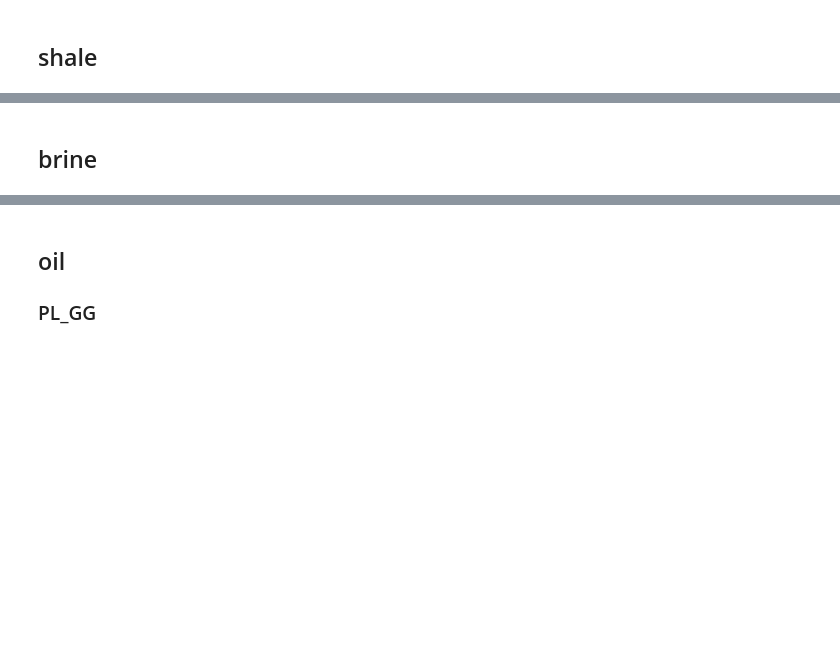
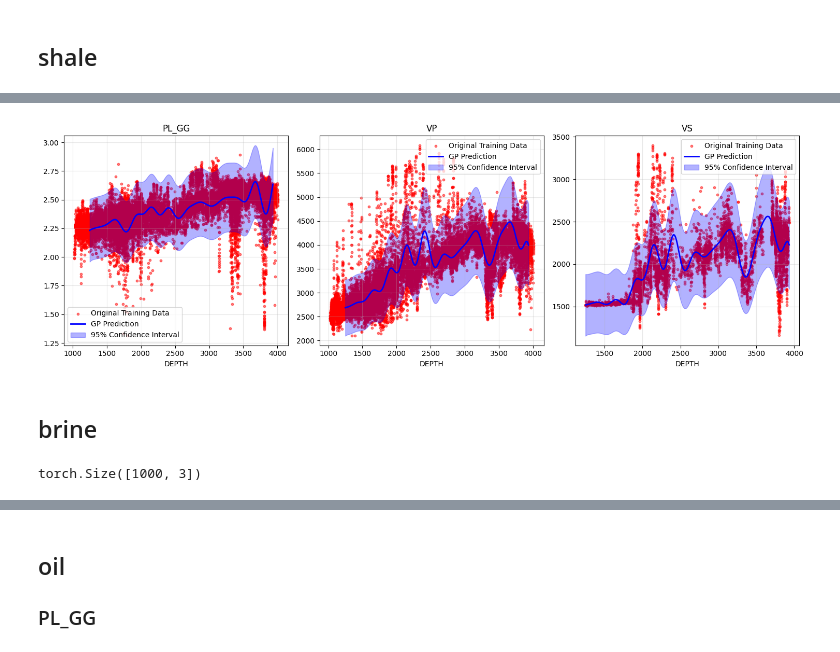
Before and after one commit to spaceswimmer/nnseismic, a Jupyter notebook: src/get-rockphysics-tagilsk.ipynb, the cells around one changed output, grey strips where cells are left out. Saved outputs shown, nothing was run; the diff lists cells and outputs as text; code cells hidden in the pictures; blank space fills up the shorter version.

```diff
--- a/src/get-rockphysics-tagilsk.ipynb
+++ b/src/get-rockphysics-tagilsk.ipynb
@@ -148,2 +149,11 @@ Iteration 40, Loss: 1.1092
+# %%
+test = load_gp_model("../data/models/shale_pl_vp_vs.pth")
+visualize_multichannel_gp_results_side_by_side(test, ['PL_GG', 'VP', 'VS'], combined_df, log_transform=True)
+# %% [output]
+[figure, added]
 # %% [markdown]
 ## brine
+# %%
+result['model'].train_targets.cpu()[:, 0]
+# %% [output]
+torch.Size([1000, 3])
```
Also changed, not shown: parts of 13 cells of this notebook, 16 other files.
